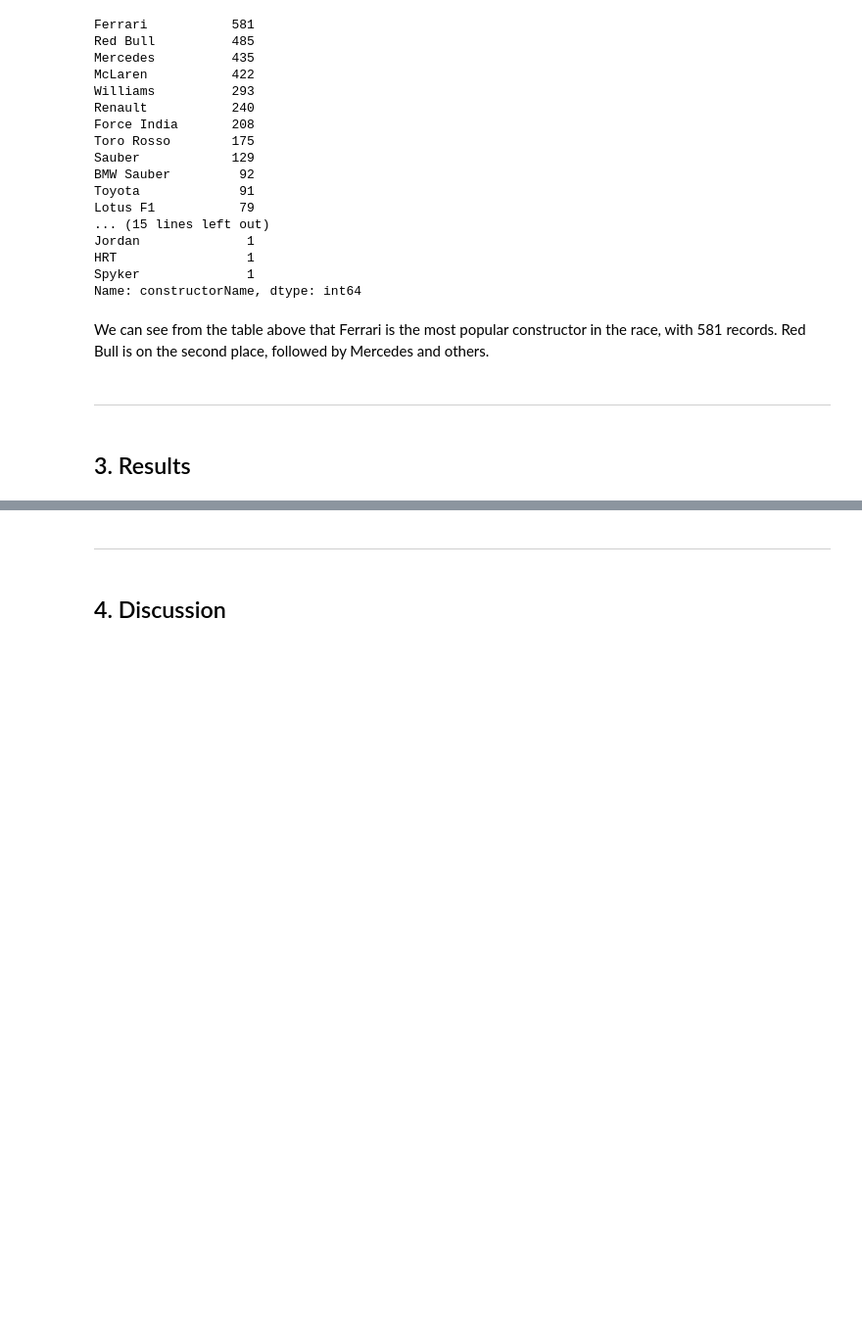
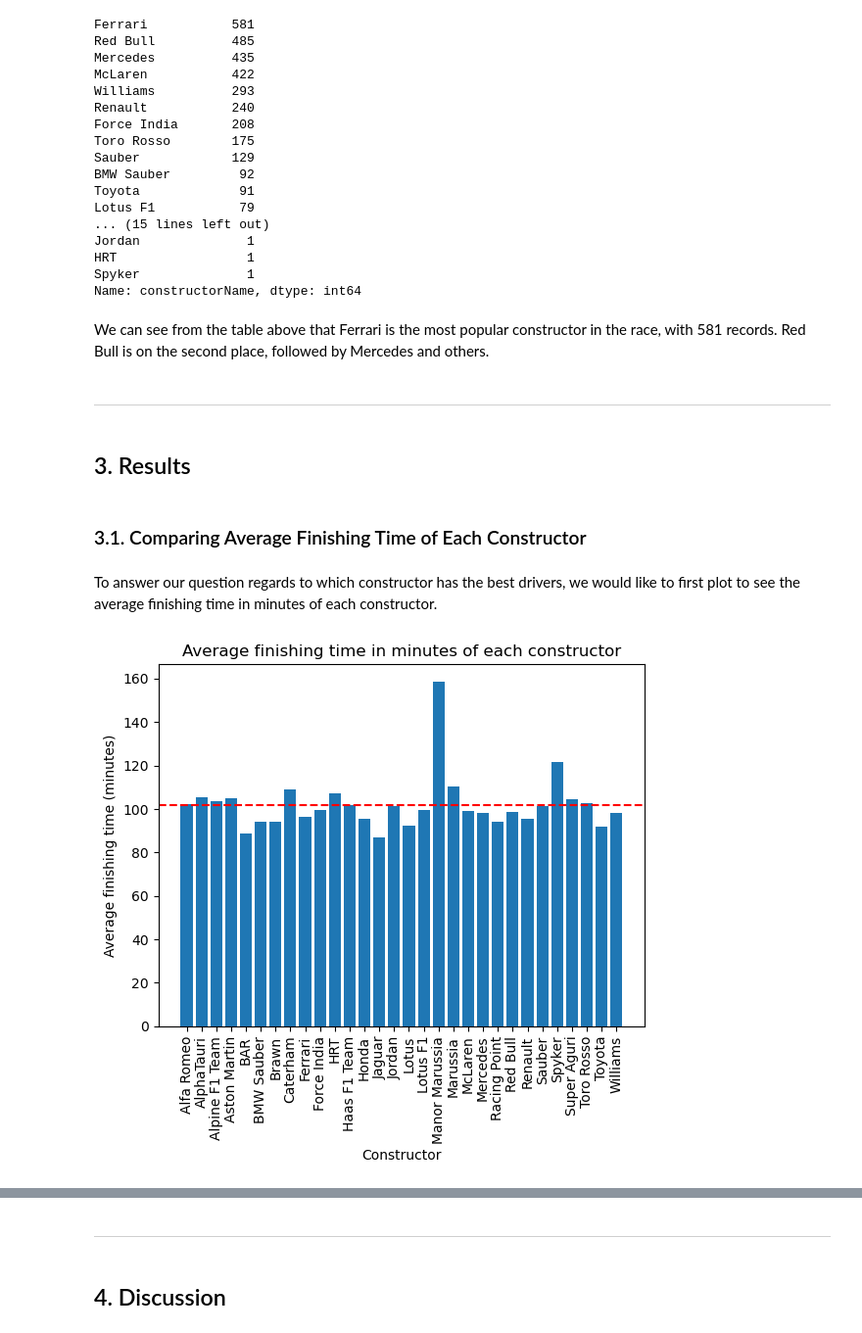
Before and after one commit to MXTeresa/qtm151spring2024, a Jupyter notebook: final_project/final_project.ipynb, the cells around one changed output, grey strips where cells are left out. Shown at 98% size. Cells and saved outputs as stored; diff of their text form; code cells hidden in the pictures; blank space fills up the shorter version.

```diff
--- a/final_project/final_project.ipynb
+++ b/final_project/final_project.ipynb
@@ -164,3 +171,26 @@ We can see from the table above that Ferrari is the most popular constructor in
 ***
 # %% [markdown]
 ## 3. Results
+# %% [markdown]
+### 3.1. Comparing Average Finishing Time of Each Constructor
+# %% [markdown]
+To answer our question regards to which constructor has the best drivers, we would like to first plot to see the average finishing time in minutes of each constructor.
+# %%
+# Calculating the average finishing time of each constructor
+mean_min_cont = cleaned_results_const.groupby("constructorName").agg(mean_min=("minutes", "mean"))
+
+# Reset the index to make "constructorName" a regular column
+mean_min_cont = mean_min_cont.reset_index()
+
+# Calculate the overall average
+overall_average = mean_min_cont["mean_min"].mean()
+
+plt.bar(mean_min_cont["constructorName"], mean_min_cont["mean_min"])
+plt.xlabel("Constructor")
+plt.ylabel("Average finishing time (minutes)")
+plt.title("Average finishing time in minutes of each constructor")
+plt.xticks(rotation=90)  # Rotate x-axis labels for better readability
+plt.axhline(y=overall_average, color='r', linestyle='--', label='Overall Average') # Add a horizontal line for overall average
+plt.show()
+# %% [output]
+[figure, added]
```
Also changed, not shown: parts of 17 cells of this notebook, 1 other file.
